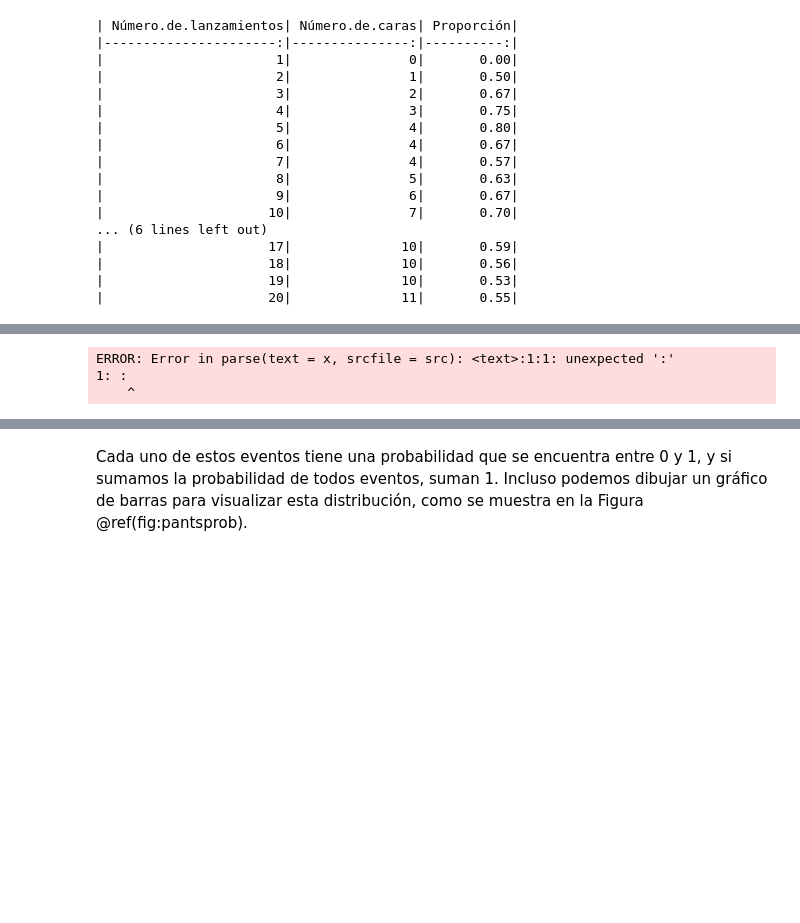
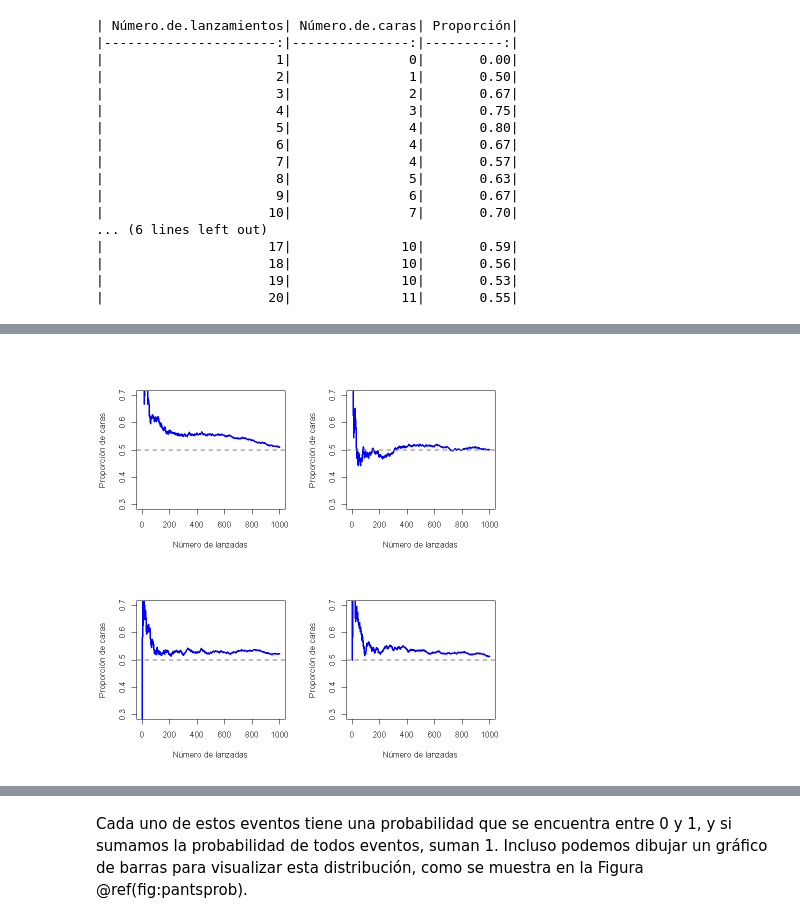
Before and after one commit to negatoscope/fundamentos_book, a Jupyter notebook: _sources/docs/probability.ipynb, the cells around one changed output, grey strips where cells are left out. Drawn from its saved outputs; the diff is of its cells as text; code cells hidden in the pictures; blank space fills up the shorter version.

```diff
--- a/_sources/docs/probability.ipynb
+++ b/_sources/docs/probability.ipynb
@@ -115,28 +115,24 @@ Tengamos en cuenta que al comienzo de esta secuencia, la *proporción* de caras
 # %%
-:caption: Figura 1.1 Una imagen de cómo funciona la probabilidad frecuentista. Si lanzas una moneda justa una y otra vez, la proporción de caras deja de fluctuar y converge hacia la probabilidad real de 0.5. Cada panel muestra uno de las cuatro simulaciones con 1.000 lanzamientos cada uno. Aunque ninguna de estas simulaciones terminó con un valor exacto de .5, si hubiéramos extendido el experimento por un número infinito de lanzamientos lo habríamos conseguido.
-
 emphCol <- rgb(0,0,1)
 emphColLight <- rgb(.5,.5,1)
 emphGrey <- grey(.5)
 eps <- TRUE
 colour <- TRUE
 	width <- 12
 	height <- 8
 	def.par <- par(no.readonly = TRUE)
 	layout( matrix(1:4,2,2) )
 	for( i in 1:4 ) {
 
 		X <- as.numeric( runif(1000) > .5 )
 		X <- cumsum(X) / (1:1000)
 		plot( 1:1000, X, type="l", ylim=c(.3,.7), col=ifelse(colour,emphCol,emphGrey),
 			xlab = "Número de lanzadas", ylab = "Proporción de caras", lwd=3
 			)
 		abline(h=.5,lty=2,col=emphGrey,lwd=2)
 
 	}
 	par(def.par)#- reset to default
 # %% [output]
-ERROR: Error in parse(text = x, srcfile = src): <text>:1:1: unexpected ':'
-1: :
-    ^
+[figure, added]
 # %% [markdown]
```
Also changed, not shown: parts of 21 cells of this notebook, 8 other files.
